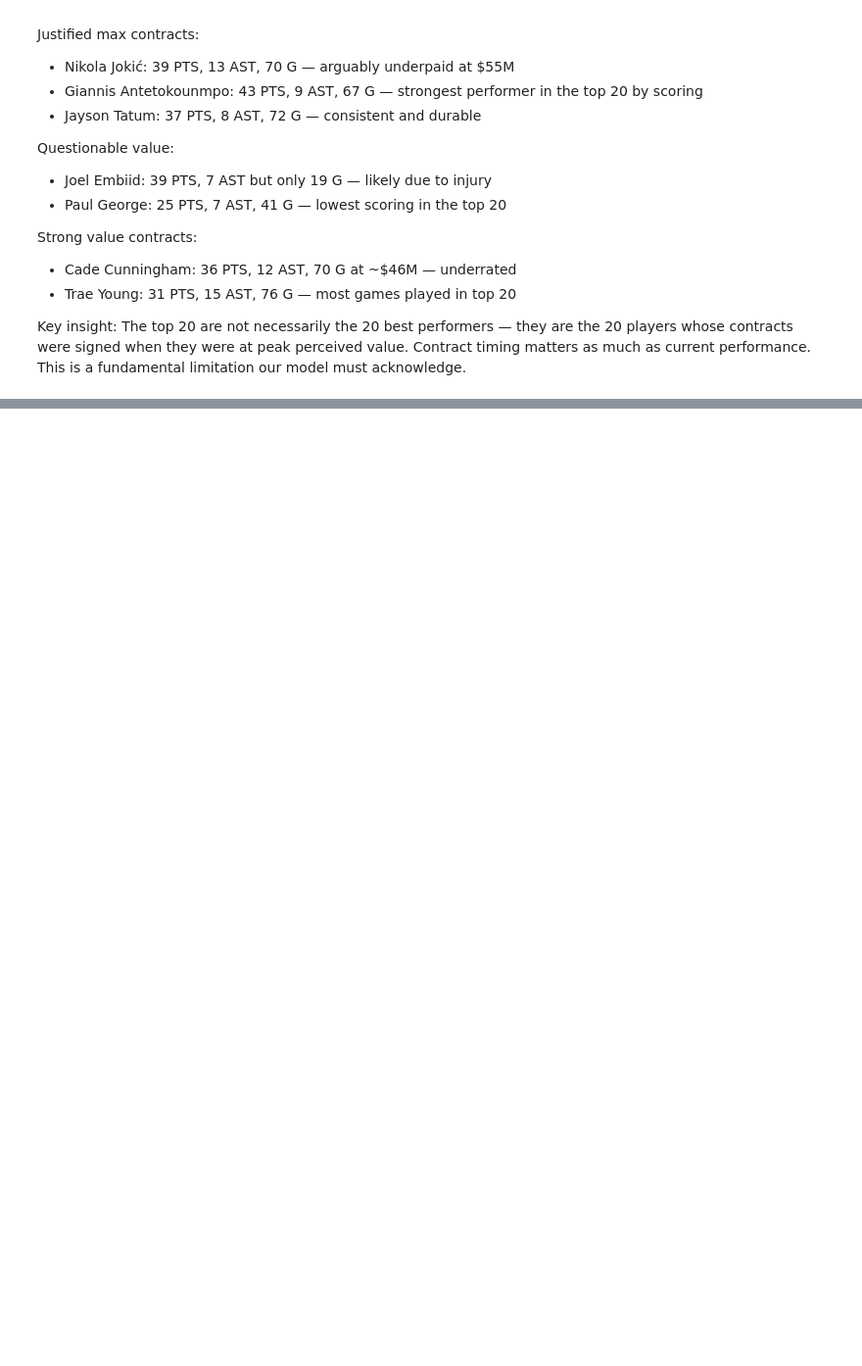
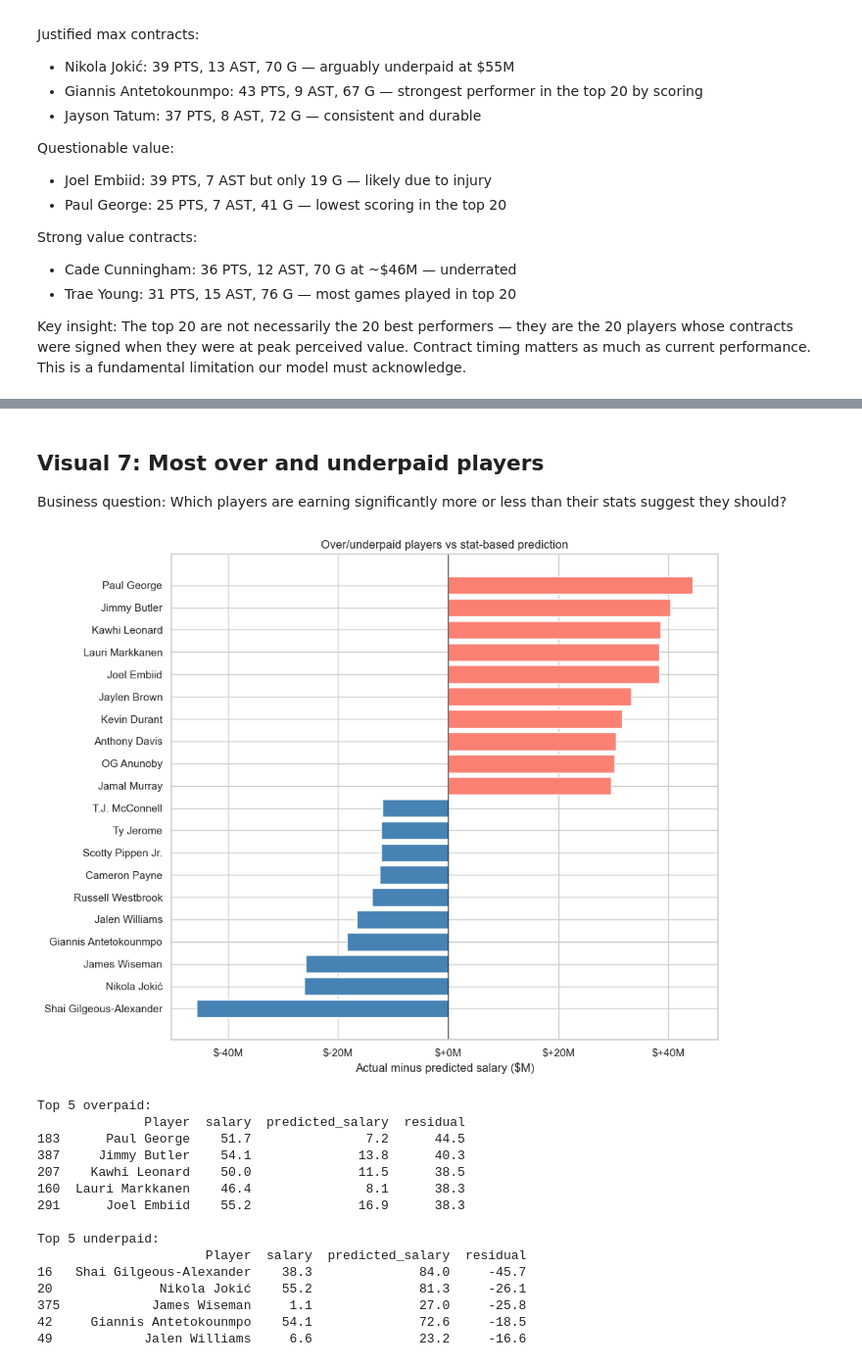
Before and after one commit to Drew-Zeimetz/nba-salary-prediction, a Jupyter notebook: notebooks/02_eda.ipynb, the cells around one changed output, grey strips where cells are left out. Shown at 98% size. Saved outputs shown, nothing was run; the diff lists cells and outputs as text; code cells hidden in the pictures; blank space fills up the shorter version.

```diff
--- a/notebooks/02_eda.ipynb
+++ b/notebooks/02_eda.ipynb
@@ -487,0 +545,73 @@ must acknowledge.
+# %% [markdown]
+## Visual 7: Most over and underpaid players
+Business question: Which players are earning significantly more
+or less than their stats suggest they should?
+# %%
+quick_features = ['PTS', 'AST', 'TRB', 'G', 'TOV', 'FT%']
+quick_df = df[quick_features + ['Player', 'salary']].dropna()
+
+X = quick_df[quick_features]
+y = np.log(quick_df['salary'])
+
+scaler = StandardScaler()
+X_scaled = scaler.fit_transform(X)
+
+model = LinearRegression()
+model.fit(X_scaled, y)
+
+quick_df = quick_df.copy()
+quick_df['predicted_salary'] = np.exp(model.predict(X_scaled))
+quick_df['residual'] = quick_df['salary'] - quick_df['predicted_salary']
+
+
+overpaid   = quick_df.nlargest(10, 'residual')
+underpaid  = quick_df.nsmallest(10, 'residual')
+comparison = pd.concat([overpaid, underpaid]).sort_values('residual')
+
+fig, ax = plt.subplots(figsize=(10, 8))
+colors = ['salmon' if r > 0 else 'steelblue' for r in comparison['residual']]
+ax.barh(comparison['Player'], comparison['residual'] / 1e6, color=colors)
+ax.axvline(x=0, color='black', linewidth=0.8)
+ax.set_title('Over/underpaid players vs stat-based prediction')
+ax.set_xlabel('Actual minus predicted salary ($M)')
+ax.xaxis.set_major_formatter(
+    plt.FuncFormatter(lambda x, _: f'${x:+.0f}M'))
+
+plt.tight_layout()
+plt.savefig('../outputs/07_over_underpaid.png')
+plt.show()
+
+print("Top 5 overpaid:")
+print(overpaid[['Player', 'salary', 'predicted_salary', 'residual']]\
+      .head(5)\
+      .assign(salary=lambda x: x['salary']/1e6,
+              predicted_salary=lambda x: x['predicted_salary']/1e6,
+              residual=lambda x: x['residual']/1e6)\
+      .round(1)\
+      .to_string())
+
+print("\nTop 5 underpaid:")
+print(underpaid[['Player', 'salary', 'predicted_salary', 'residual']]\
+      .head(5)\
+      .assign(salary=lambda x: x['salary']/1e6,
+              predicted_salary=lambda x: x['predicted_salary']/1e6,
+              residual=lambda x: x['residual']/1e6)\
+      .round(1)\
+      .to_string())
+# %% [output]
+[figure, added]
+Top 5 overpaid:
+              Player  salary  predicted_salary  residual
+183      Paul George    51.7               7.2      44.5
+387     Jimmy Butler    54.1              13.8      40.3
+207    Kawhi Leonard    50.0              11.5      38.5
+160  Lauri Markkanen    46.4               8.1      38.3
+291      Joel Embiid    55.2              16.9      38.3
+
+Top 5 underpaid:
+                      Player  salary  predicted_salary  residual
+16   Shai Gilgeous-Alexander    38.3              84.0     -45.7
+20              Nikola Jokić    55.2              81.3     -26.1
+375            James Wiseman     1.1              27.0     -25.8
+42     Giannis Antetokounmpo    54.1              72.6     -18.5
+49            Jalen Williams     6.6              23.2     -16.6
```
Also changed, not shown: parts of 5 cells of this notebook, 2 other files.
